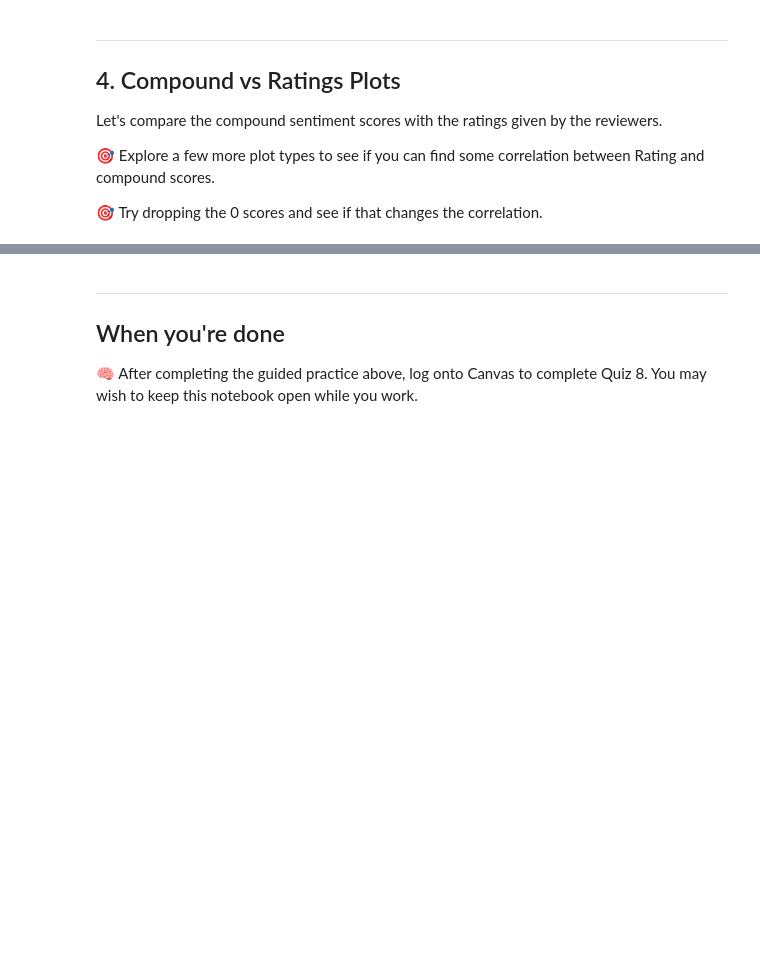
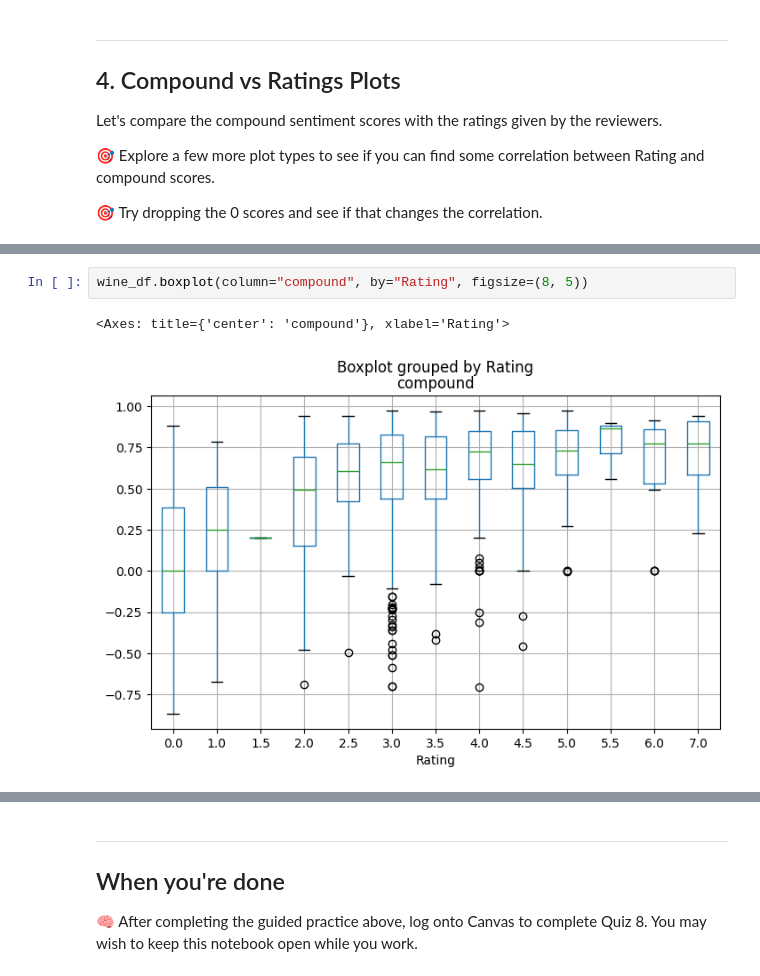
Before and after one commit to BJBranta/DS710, a Jupyter notebook: assignment8/Notebook_8.ipynb, the cells around one changed output, grey strips where cells are left out. Cells and saved outputs as stored; diff of their text form; blank space fills up the shorter version.

```diff
--- a/assignment8/Notebook_8.ipynb
+++ b/assignment8/Notebook_8.ipynb
@@ -186,0 +295,5 @@ wine_df.plot.scatter(x="Rating",y="compound")
+# %%
+wine_df.boxplot(column="compound", by="Rating", figsize=(8, 5))
+# %% [output]
+<Axes: title={'center': 'compound'}, xlabel='Rating'>
+[figure, added]
```
Also changed, not shown: parts of 20 cells of this notebook, 7 other files.
